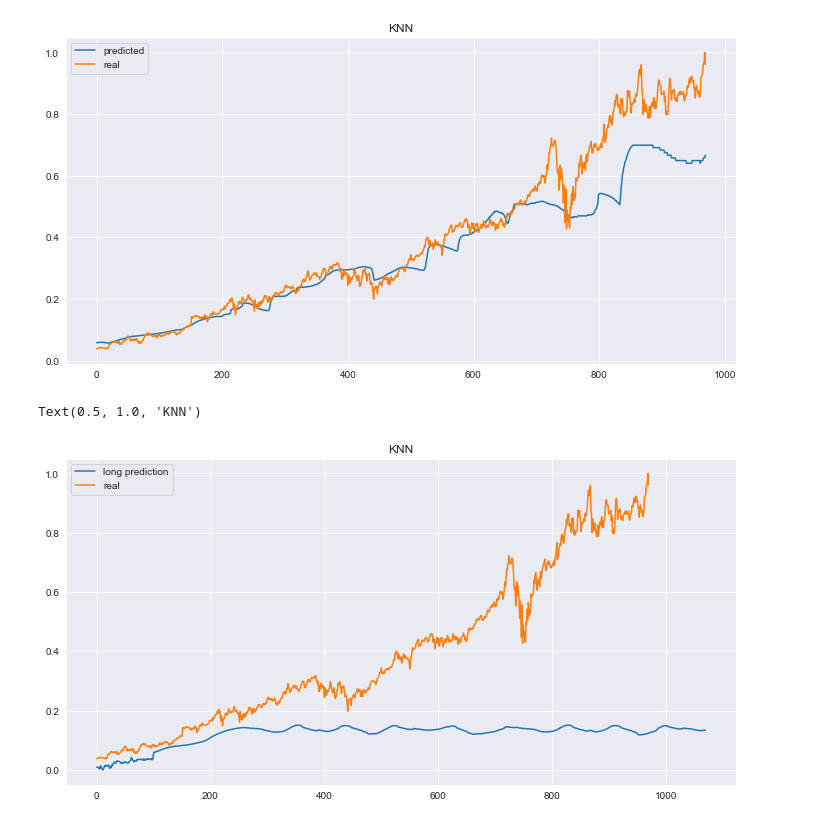
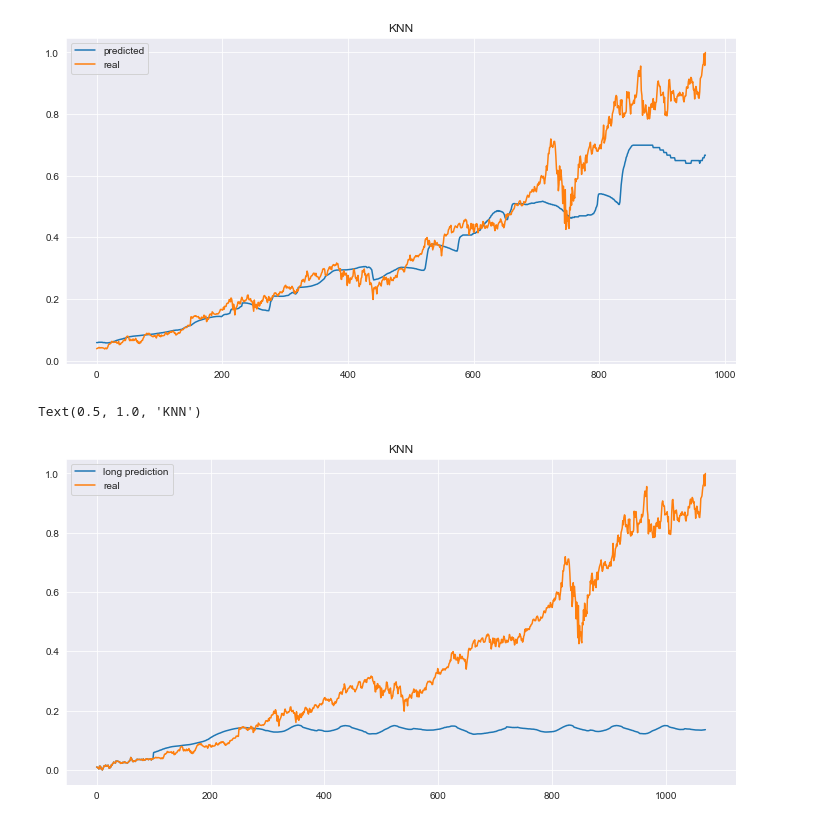
Before and after one commit to IKamsh/Stocks_monitoring, a Jupyter notebook: experimentations.ipynb, the cells around one changed output. Cells and saved outputs as stored; diff of their text form; code cells hidden in the pictures.

```diff
--- a/experimentations.ipynb
+++ b/experimentations.ipynb
@@ -94,23 +131,23 @@ Text(0.5, 1.0, 'KNN')
 [figure]
 # %%
 def long_term_prediction(model, test, predict_window):
-    long_term_prediction = np.zeros(len(test))
-    long_term_prediction[:predict_window] = test[:predict_window]
+    ltp = np.zeros(len(test))
+    ltp[:predict_window] = test[:predict_window]
     for i in range(predict_window, len(test)):
-        long_term_prediction[i] = model.predict(long_term_prediction[i - predict_window:i].reshape(1,-1))
+        ltp[i] = model.predict(ltp[i - predict_window:i].reshape(1,-1))
 
-    return long_term_prediction
+    return ltp
 # %%
 ltp = long_term_prediction(model, test, predict_window)
 # %%
 plt.figure(figsize=(12,6))
 plt.plot(ltp)
-plt.plot(Y_test)
+plt.plot(test)
 plt.legend(["long prediction", "real"])
 plt.title("KNN")
 # %% [output]
 Text(0.5, 1.0, 'KNN')
-[figure, old version]
+[figure, new version]
 # %%
 def model_pipeline(model, train, test, predict_window):
     X_train, Y_train = make_window_data(train, predict_window)
```
Also changed, not shown: parts of 9 cells of this notebook, 1 other file.
